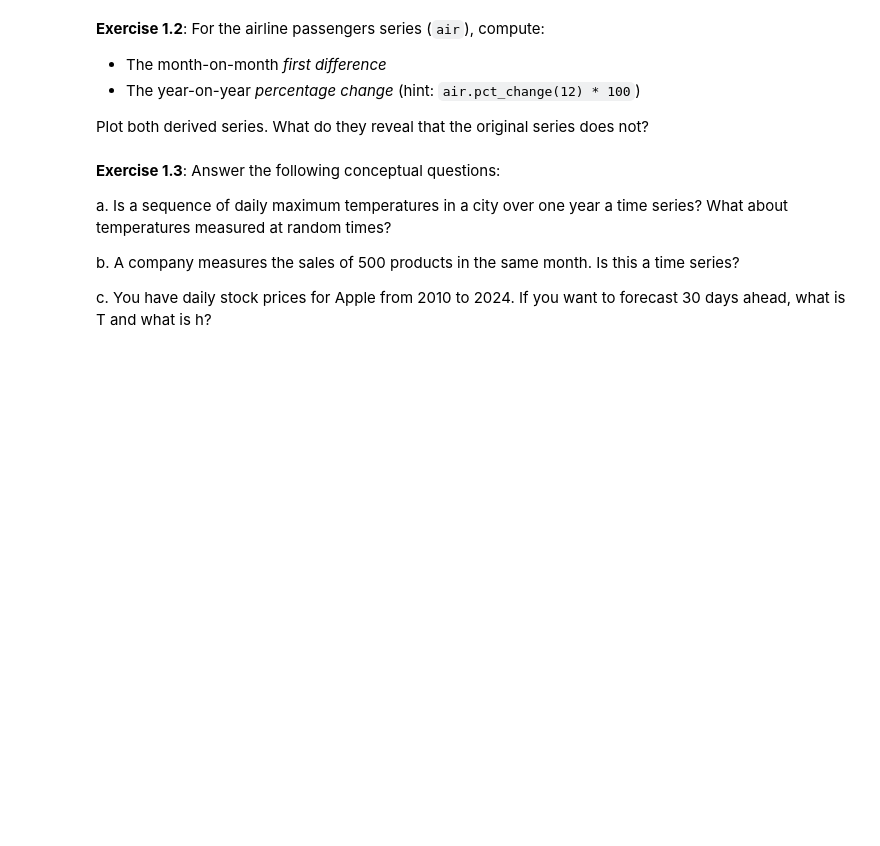
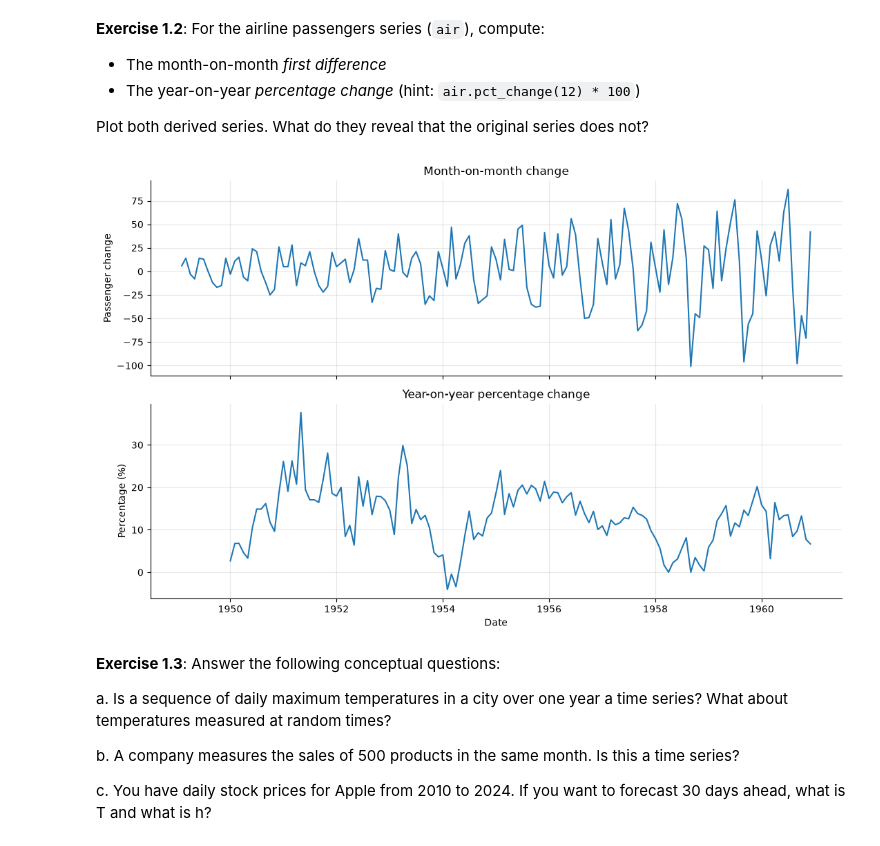
Before and after one commit to zinaF19/time-series-analysis, a Jupyter notebook: 01_what_is_time_series.ipynb, the cells around one changed output. Saved outputs shown, nothing was run; the diff lists cells and outputs as text; code cells hidden in the pictures; blank space fills up the shorter version.

```diff
--- a/01_what_is_time_series.ipynb
+++ b/01_what_is_time_series.ipynb
@@ -241,6 +302,29 @@ df = get_rdataset('UKDriverDeaths').data  # UK road deaths
 Plot both derived series. What do they reveal that the original series does not?
 # %%
 # Your code here
+
+# Change from each month to the next
+monthly_difference = air.diff()
+
+# Percentage change compared with the same month last year
+yearly_percentage_change = air.pct_change(12) * 100
+
+# Plot each result separately because they use different units
+fig, axes = plt.subplots(2, 1, figsize=(11, 7), sharex=True)
+
+axes[0].plot(monthly_difference)
+axes[0].set_title("Month-on-month change")
+axes[0].set_ylabel("Passenger change")
+
+axes[1].plot(yearly_percentage_change)
+axes[1].set_title("Year-on-year percentage change")
+axes[1].set_ylabel("Percentage (%)")
+axes[1].set_xlabel("Date")
+
+plt.tight_layout()
+plt.show()
+# %% [output]
+[figure, added]
 # %% [markdown]
 **Exercise 1.3**: Answer the following conceptual questions:
 
```
Also changed, not shown: parts of 9 cells of this notebook.
